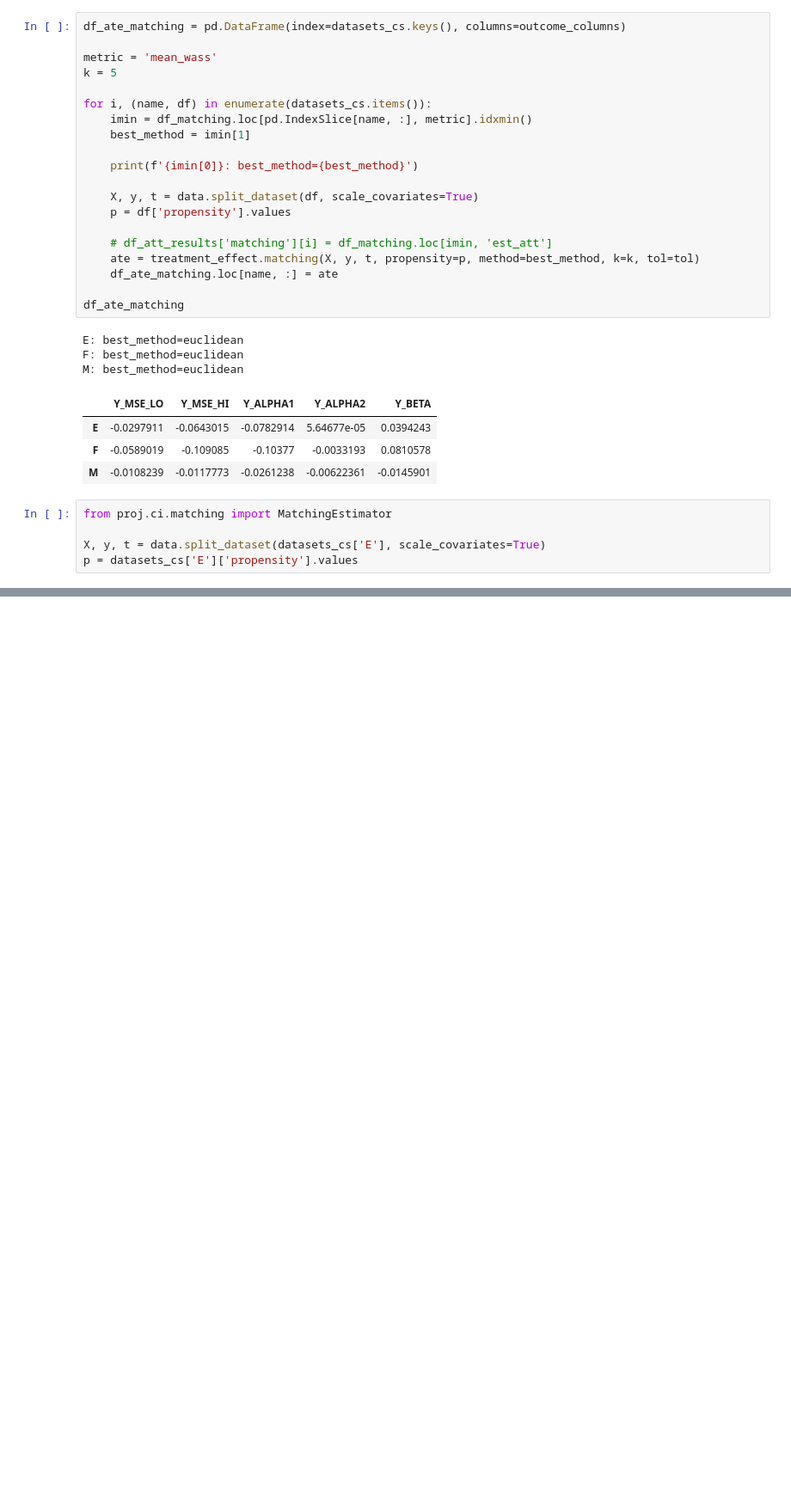
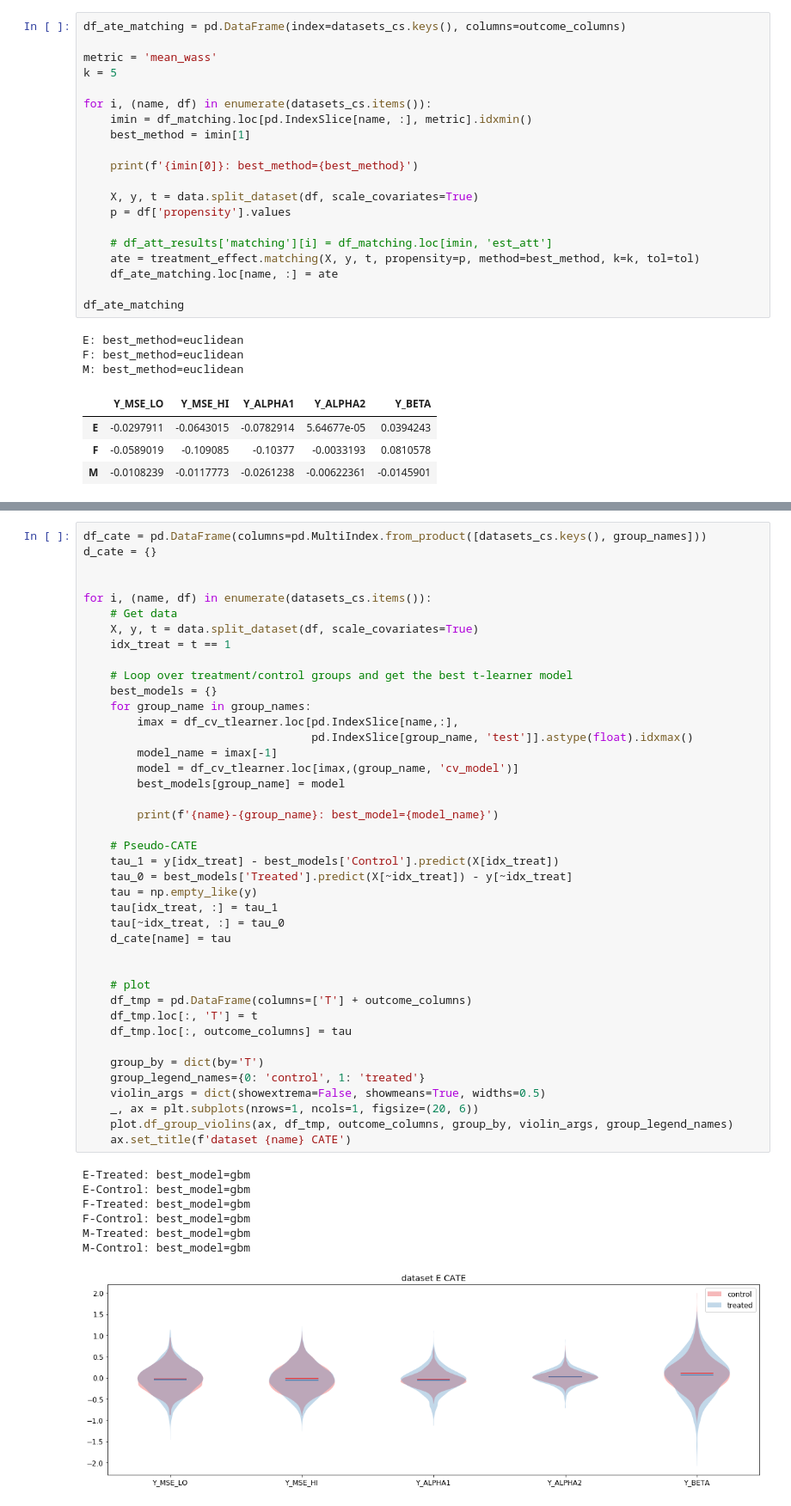
Before and after one commit to avivrosenberg/causal-inference-hw, a Jupyter notebook: proj/ci-proj.ipynb, the cells around one changed output, grey strips where cells are left out. Shown: that part at 86% size. Saved outputs shown, nothing was run; the diff lists cells and outputs as text; blank space fills up the shorter version.

```diff
--- a/proj/ci-proj.ipynb
+++ b/proj/ci-proj.ipynb
@@ -1000,8 +1000,3 @@ M: best_method=euclidean
 | E | -0.0297911 | -0.0643015 | -0.0782914 | 5.64677e-05 | 0.0394243 |
 | F | -0.0589019 | -0.109085 | -0.10377 | -0.0033193 | 0.0810578 |
 | M | -0.0108239 | -0.0117773 | -0.0261238 | -0.00622361 | -0.0145901 |
-# %%
-from proj.ci.matching import MatchingEstimator
-
-X, y, t = data.split_dataset(datasets_cs['E'], scale_covariates=True)
-p = datasets_cs['E']['propensity'].values
@@ -1094,0 +1020,49 @@ Type:      function
+# %%
+df_cate = pd.DataFrame(columns=pd.MultiIndex.from_product([datasets_cs.keys(), group_names]))
+d_cate = {}
+
+
+for i, (name, df) in enumerate(datasets_cs.items()):
+    # Get data
+    X, y, t = data.split_dataset(df, scale_covariates=True)
+    idx_treat = t == 1
+
+    # Loop over treatment/control groups and get the best t-learner model
+    best_models = {}
+    for group_name in group_names:
+        imax = df_cv_tlearner.loc[pd.IndexSlice[name,:],
+                                  pd.IndexSlice[group_name, 'test']].astype(float).idxmax()
+        model_name = imax[-1]
+        model = df_cv_tlearner.loc[imax,(group_name, 'cv_model')]
+        best_models[group_name] = model
+
+        print(f'{name}-{group_name}: best_model={model_name}')
+
+    # Pseudo-CATE
+    tau_1 = y[idx_treat] - best_models['Control'].predict(X[idx_treat])
+    tau_0 = best_models['Treated'].predict(X[~idx_treat]) - y[~idx_treat]
+    tau = np.empty_like(y)
+    tau[idx_treat, :] = tau_1
+    tau[~idx_treat, :] = tau_0
+    d_cate[name] = tau
+
+
+    # plot
+    df_tmp = pd.DataFrame(columns=['T'] + outcome_columns)
+    df_tmp.loc[:, 'T'] = t
+    df_tmp.loc[:, outcome_columns] = tau
+
+    group_by = dict(by='T')
+    group_legend_names={0: 'control', 1: 'treated'}
+    violin_args = dict(showextrema=False, showmeans=True, widths=0.5)
+    _, ax = plt.subplots(nrows=1, ncols=1, figsize=(20, 6))
+    plot.df_group_violins(ax, df_tmp, outcome_columns, group_by, violin_args, group_legend_names)
+    ax.set_title(f'dataset {name} CATE')
+# %% [output]
+E-Treated: best_model=gbm
+E-Control: best_model=gbm
+F-Treated: best_model=gbm
+F-Control: best_model=gbm
+M-Treated: best_model=gbm
+M-Control: best_model=gbm
+[figure, added]
```
Also changed, not shown: parts of 21 cells of this notebook.
